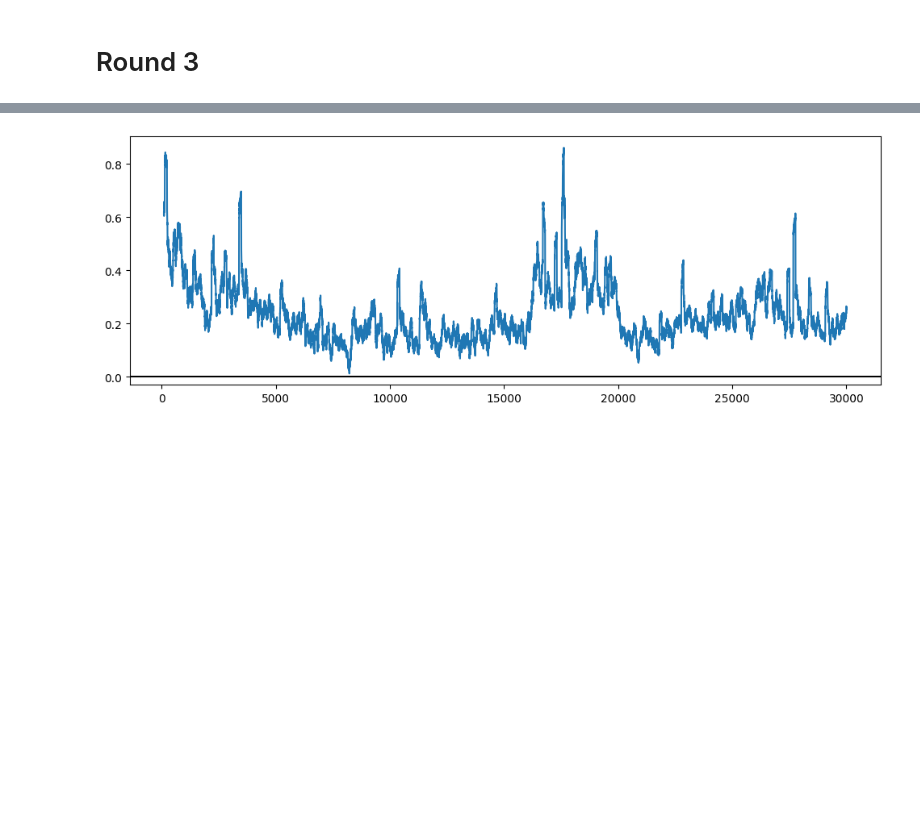
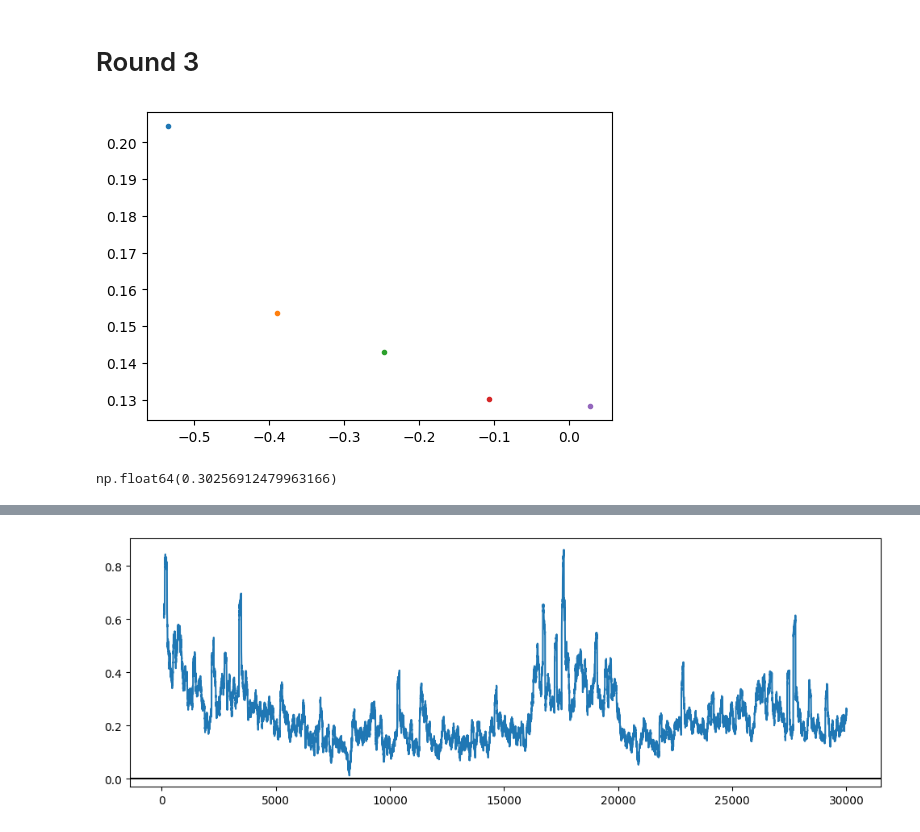
Before and after one commit to aemilani/imc-prosperity-3, a Jupyter notebook: notebooks/rock.ipynb, the cells around one changed output, grey strips where cells are left out. Saved outputs shown, nothing was run; the diff lists cells and outputs as text; code cells hidden in the pictures; blank space fills up the shorter version.

```diff
--- a/notebooks/rock.ipynb
+++ b/notebooks/rock.ipynb
@@ -90,8 +86,8 @@ calc_time_to_expiry(3, 100_000)
 def calc_implied_vol(x):
     tte = calc_time_to_expiry(x['day'], x['timestamp'])
     bs = BlackScholes(spot=x['spot'], strike=x['strike'], time_to_expiry=tte)
-    # return bs.implied_volatility(x['filtered_mid'])
-    return bs.implied_volatility(x['mid_price'])
+    return bs.implied_volatility(x['filtered_mid'])
+    # return bs.implied_volatility(x['mid_price'])
 # %%
 def calc_delta(x):
     tte = calc_time_to_expiry(x['day'], x['timestamp'])
@@ -107,6 +103,10 @@ def calc_vega(x):
     tte = calc_time_to_expiry(x['day'], x['timestamp'])
     bs = BlackScholes(spot=x['spot'], strike=x['strike'], time_to_expiry=tte)
     return bs.vega(x['implied_vol'])
+# %%
+def calc_moneyness(x):
+    tte = calc_time_to_expiry(x['day'], x['timestamp'])
+    return np.log(x['strike'] / x['spot']) / np.sqrt(tte)
 # %% [markdown]
 # Round 3
 # %%
@@ -141,9 +141,19 @@ for call in calls:
     call['filtered_mid'] = call.apply(lambda x: x['intrinsic'] if x['mid_price'] < x['intrinsic'] else x['mid_price'], axis=1)
     call['implied_vol'] = call.apply(calc_implied_vol, axis=1)
 
-    # call['vega'] = call.apply(calc_vega, axis=1)
-    # call['implied_vol'] = call.apply(lambda x: x['implied_vol'] if x['vega'] > 1e-6 else None, axis=1)  # filter 0 vega
+    call['vega'] = call.apply(calc_vega, axis=1)
+    call['implied_vol'] = call.apply(lambda x: x['implied_vol'] if x['vega'] > 1e-6 else None, axis=1)  # filter 0 vega
 
     call['delta'] = call.apply(calc_delta, axis=1)
     call['gamma'] = call.apply(calc_gamma, axis=1)
     call['vega'] = call.apply(calc_vega, axis=1)
+
+    call['moneyness'] = call.apply(calc_moneyness, axis=1)
+# %%
+plt.figure(figsize=(6, 4))
+for call in calls:
+    call = call.iloc[1000]
+    plt.scatter(call['moneyness'], call['implied_vol'], marker='.')
+plt.show()
+# %% [output]
+[figure, added]
@@ -149,0 +175,4 @@ for call in calls:
+# %%
+base_ivs.mean()
+# %% [output]
+np.float64(0.30256912479963166)
```
Also changed, not shown: parts of 3 cells of this notebook, 7 other files.
